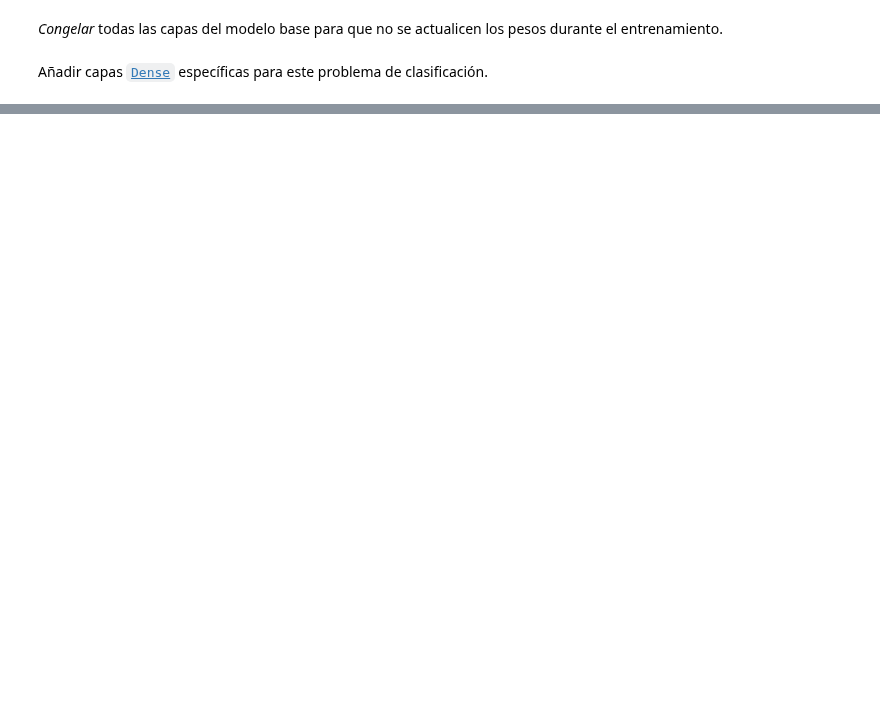
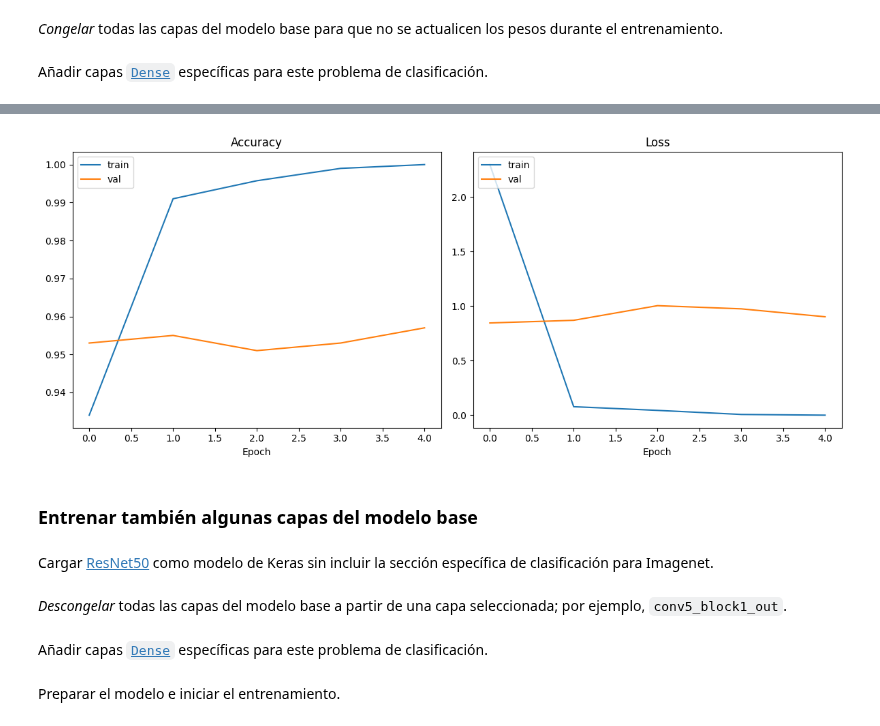
Before and after one commit to jgromero/dasoc-ap, a Jupyter notebook: dogsVScats/dogsVScats-transferencia.ipynb, the cells around one changed output, grey strips where cells are left out. Cells and saved outputs as stored; diff of their text form; code cells hidden in the pictures; blank space fills up the shorter version.

```diff
--- a/dogsVScats/dogsVScats-transferencia.ipynb
+++ b/dogsVScats/dogsVScats-transferencia.ipynb
@@ -186,0 +156,10 @@ model.fit(
+# %%
+from tensorflow.keras.models import Sequential
+from tensorflow.keras.layers import Flatten, Dense
+
+model = Sequential([
+    base_model,
+    Flatten(),
+    Dense(512, activation='relu'),
+    Dense(1, activation='sigmoid')
+])
@@ -186,0 +168,12 @@ model.fit(
+# %%
+model.compile(
+    optimizer='adam',
+    loss='binary_crossentropy',
+    metrics=['accuracy']
+)
+
+history = model.fit(
+    train_dataset,
+    epochs=5,
+    validation_data=validation_dataset
+)
@@ -186,0 +191,27 @@ model.fit(
+# %%
+import matplotlib.pyplot as plt
+
+fig, (ax1, ax2) = plt.subplots(1, 2, figsize=(12, 5))
+
+# Accuracy
+ax1.plot(history.history['accuracy'], label='train')
+ax1.plot(history.history['val_accuracy'], label='val')
+ax1.set_title('Accuracy')
+ax1.set_xlabel('Epoch')
+ax1.legend(loc='upper left')
+
+# Loss
+ax2.plot(history.history['loss'], label='train')
+ax2.plot(history.history['val_loss'], label='val')
+ax2.set_title('Loss')
+ax2.set_xlabel('Epoch')
+ax2.legend(loc='upper left')
+
+plt.tight_layout()
+plt.show()
+# %% [output]
+[figure, added]
+# %% [markdown]
+### Entrenar también algunas capas del modelo base
+# %% [markdown]
+Cargar [ResNet50](https://keras.io/api/applications/resnet/) como modelo de Keras sin incluir la sección específica de clasificación para Imagenet.
@@ -186,0 +220,2 @@ model.fit(
+# %% [markdown]
+_Descongelar_ todas las capas del modelo base a partir de una capa seleccionada; por ejemplo, `conv5_block1_out`.
@@ -186,0 +228,2 @@ model.fit(
+# %% [markdown]
+Añadir capas [`Dense`](https://keras.io/api/layers/core_layers/dense/) específicas para este problema de clasificación.
@@ -186,0 +237,2 @@ model.fit(
+# %% [markdown]
+Preparar el modelo e iniciar el entrenamiento.
```
Also changed, not shown: parts of 20 cells of this notebook, 2 other files.
